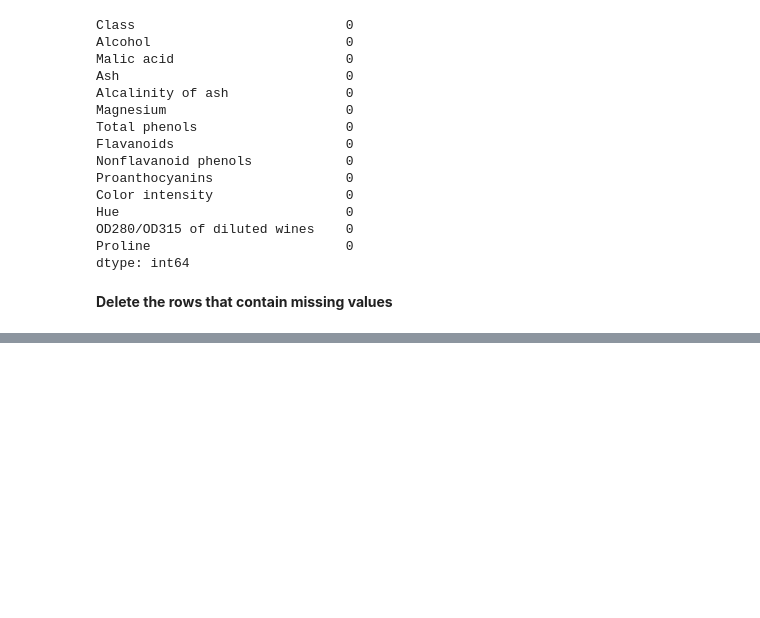
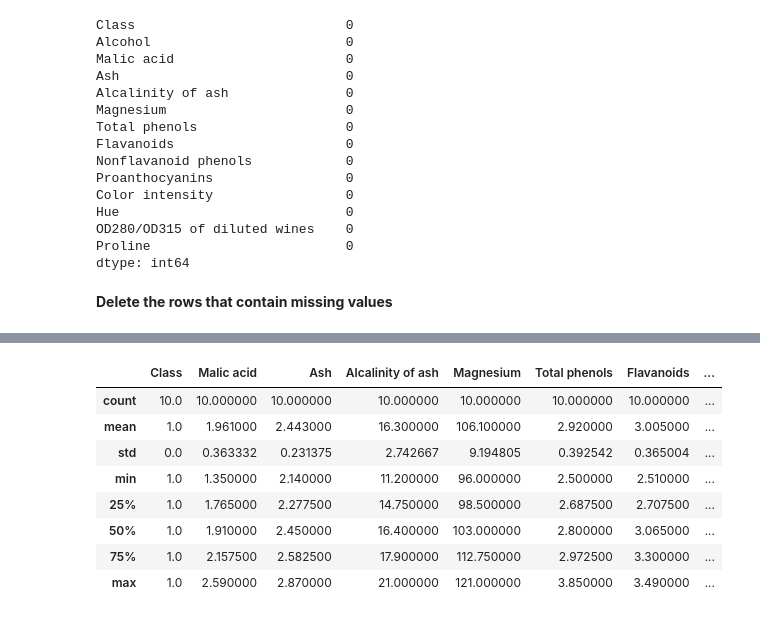
Before and after one commit to MLCCKolkata/Assignment-3, a Jupyter notebook: adrijaacharyya.ipynb, the cells around one changed output, grey strips where cells are left out. Cells and saved outputs as stored; diff of their text form; code cells hidden in the pictures; blank space fills up the shorter version.

```diff
--- a/adrijaacharyya.ipynb
+++ b/adrijaacharyya.ipynb
@@ -161,0 +210,12 @@ wine_df.dropna()
+# %%
+nan.describe()
+# %% [output]
+|  | Class | Malic acid | Ash | Alcalinity of ash | Magnesium | Total phenols | Flavanoids | ... |
+| count | 10.0 | 10.000000 | 10.000000 | 10.000000 | 10.000000 | 10.000000 | 10.000000 | ... |
+| mean | 1.0 | 1.961000 | 2.443000 | 16.300000 | 106.100000 | 2.920000 | 3.005000 | ... |
+| std | 0.0 | 0.363332 | 0.231375 | 2.742667 | 9.194805 | 0.392542 | 0.365004 | ... |
+| min | 1.0 | 1.350000 | 2.140000 | 11.200000 | 96.000000 | 2.500000 | 2.510000 | ... |
+| 25% | 1.0 | 1.765000 | 2.277500 | 14.750000 | 98.500000 | 2.687500 | 2.707500 | ... |
+| 50% | 1.0 | 1.910000 | 2.450000 | 16.400000 | 103.000000 | 2.800000 | 3.065000 | ... |
+| 75% | 1.0 | 2.157500 | 2.582500 | 17.900000 | 112.750000 | 2.972500 | 3.300000 | ... |
+| max | 1.0 | 2.590000 | 2.870000 | 21.000000 | 121.000000 | 3.850000 | 3.490000 | ... |
```
Also changed, not shown: parts of 9 cells of this notebook.
